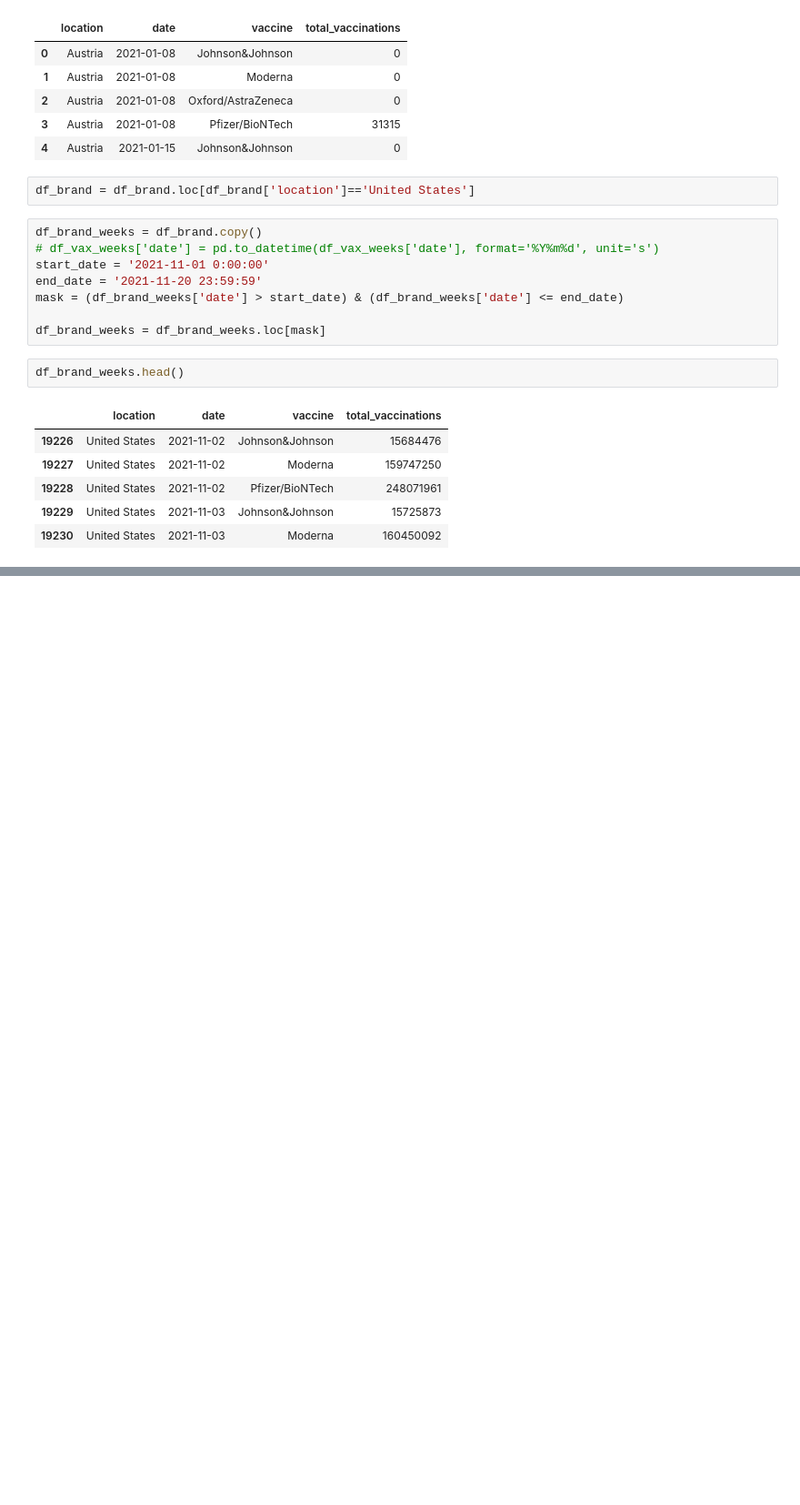
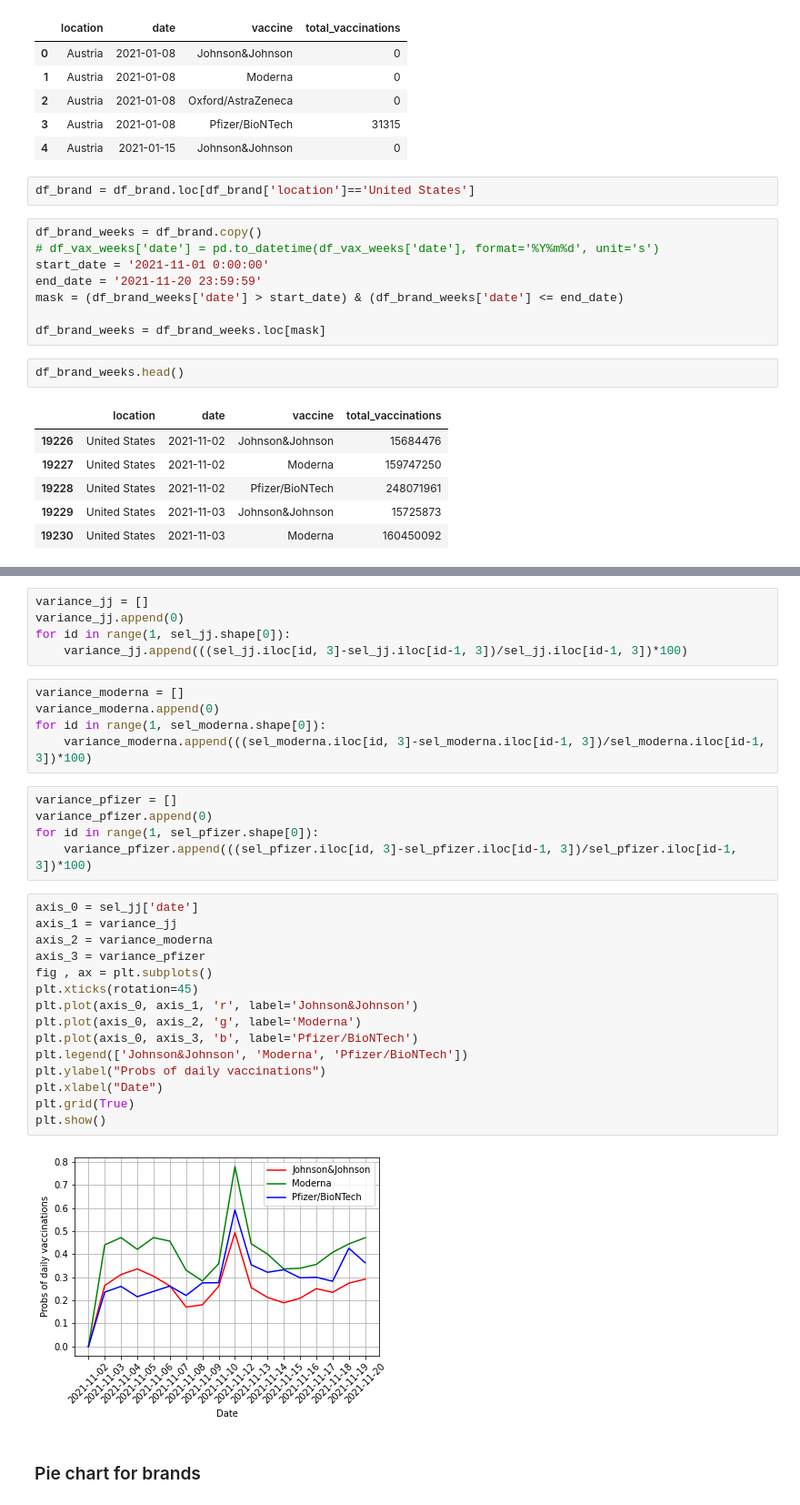
Before and after one commit to theQuert/inlpfun, a Jupyter notebook: Demo/Sentiment_Analysis_of_Covid19_Vaccination_tweets.ipynb, the cells around one changed output, grey strips where cells are left out. Shown at 91% size. Drawn from its saved outputs; the diff is of its cells as text; blank space fills up the shorter version.

```diff
--- a/Demo/Sentiment_Analysis_of_Covid19_Vaccination_tweets.ipynb
+++ b/Demo/Sentiment_Analysis_of_Covid19_Vaccination_tweets.ipynb
@@ -1169,3 +1166,37 @@ plt.show()
 [figure]
 [figure]
 [figure]
+# %%
+variance_jj = []
+variance_jj.append(0)
+for id in range(1, sel_jj.shape[0]):
+    variance_jj.append(((sel_jj.iloc[id, 3]-sel_jj.iloc[id-1, 3])/sel_jj.iloc[id-1, 3])*100)
+# %%
+variance_moderna = []
+variance_moderna.append(0)
+for id in range(1, sel_moderna.shape[0]):
+    variance_moderna.append(((sel_moderna.iloc[id, 3]-sel_moderna.iloc[id-1, 3])/sel_moderna.iloc[id-1, 3])*100)
+# %%
+variance_pfizer = []
+variance_pfizer.append(0)
+for id in range(1, sel_pfizer.shape[0]):
+    variance_pfizer.append(((sel_pfizer.iloc[id, 3]-sel_pfizer.iloc[id-1, 3])/sel_pfizer.iloc[id-1, 3])*100)
+# %%
+axis_0 = sel_jj['date']
+axis_1 = variance_jj
+axis_2 = variance_moderna
+axis_3 = variance_pfizer
+fig , ax = plt.subplots()
+plt.xticks(rotation=45)
+plt.plot(axis_0, axis_1, 'r', label='Johnson&Johnson')
+plt.plot(axis_0, axis_2, 'g', label='Moderna')
+plt.plot(axis_0, axis_3, 'b', label='Pfizer/BioNTech')
+plt.legend(['Johnson&Johnson', 'Moderna', 'Pfizer/BioNTech'])
+plt.ylabel("Probs of daily vaccinations")
+plt.xlabel("Date")
+plt.grid(True)
+plt.show()
+# %% [output]
+[figure, added]
+# %% [markdown]
+### Pie chart for brands
```
Also changed, not shown: parts of 25 cells of this notebook.
